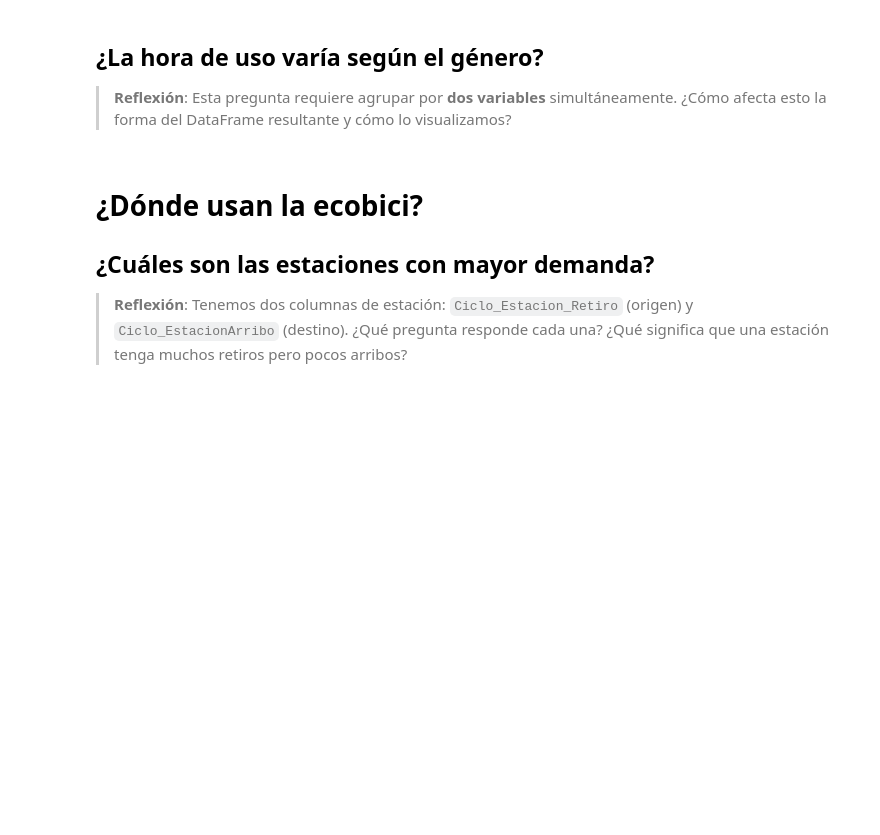
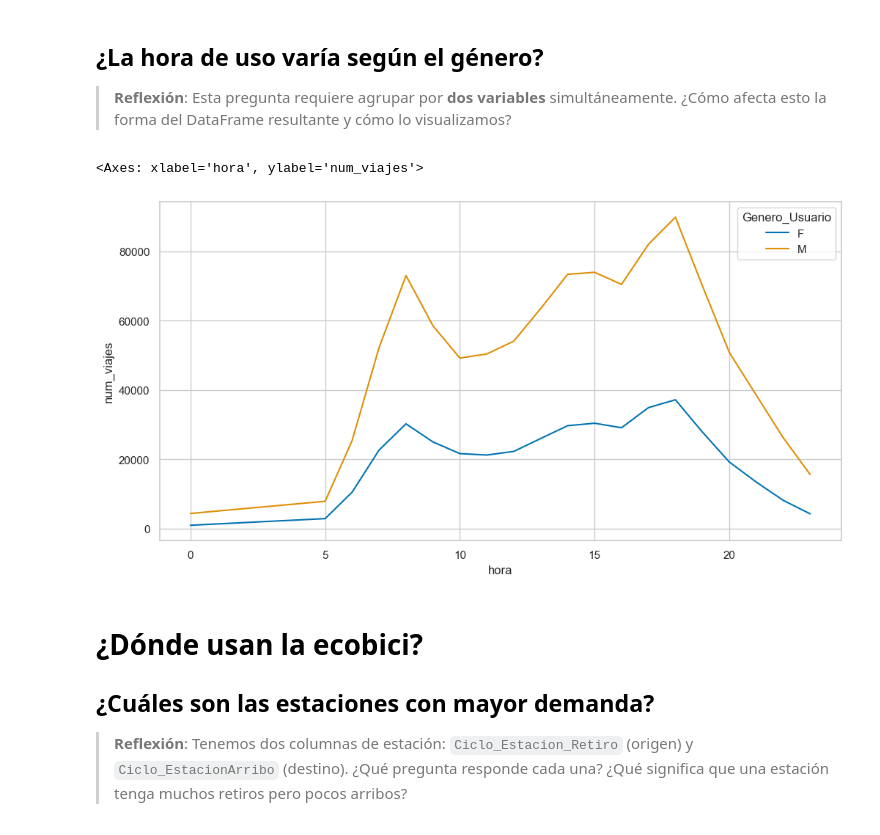
Before and after one commit to JuanPaCano-829/mineria_datos, a Jupyter notebook: notebooks/eda_ecobici.ipynb, the cells around one changed output. Saved outputs shown, nothing was run; the diff lists cells and outputs as text; code cells hidden in the pictures; blank space fills up the shorter version.

```diff
--- a/notebooks/eda_ecobici.ipynb
+++ b/notebooks/eda_ecobici.ipynb
@@ -291,19 +291,23 @@ Name: count, dtype: int64
 # %%
 viajes_hora_genero = (
     df_clean
-    .assign(hora = _____)
+    .assign(hora = lambda x: x.inicio.dt.hour)
     .query("Genero_Usuario in ['M', 'F']")  # Filtramos valores válidos
-    .groupby([_____, _____])
-    .agg(num_viajes = (_____, _____))
+    .groupby(["Genero_Usuario", "hora"])
+    .agg(num_viajes = ("Bici", "count"))
     .reset_index()
 )
 
 sns.lineplot(
     data=viajes_hora_genero,
-    x=_____,
-    y=_____,
-    hue=_____,
+    x="hora",
+    y="num_viajes",
+    hue="Genero_Usuario",
+
 )
+# %% [output]
+<Axes: xlabel='hora', ylabel='num_viajes'>
+[figure, added]
 # %% [markdown]
 # ¿Dónde usan la ecobici?
 
```
Also changed, not shown: parts of 16 cells of this notebook.
